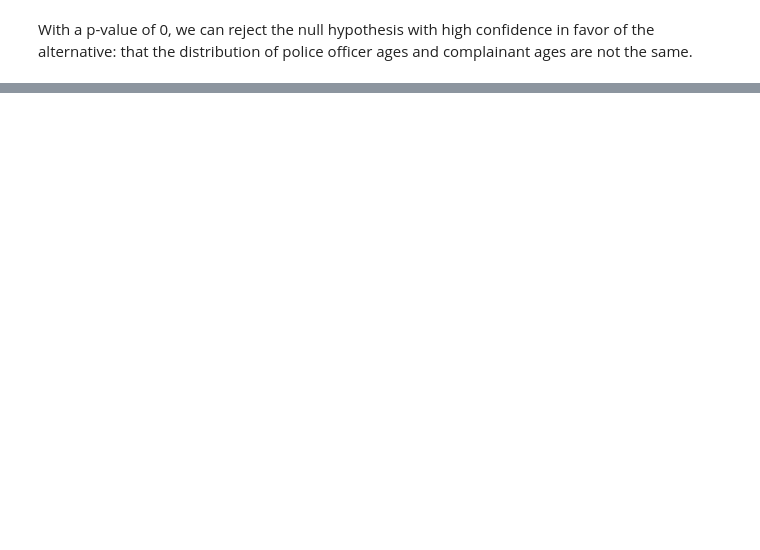
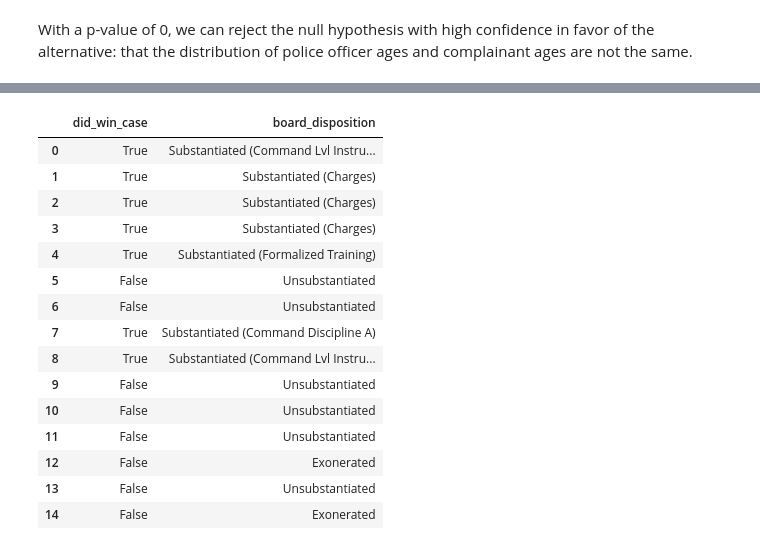
Before and after one commit to RyanHUNGry/nypd-civilian-complaints-EDA, a Jupyter notebook: notebook.ipynb, the cells around one changed output, grey strips where cells are left out. Drawn from its saved outputs; the diff is of its cells as text; code cells hidden in the pictures; blank space fills up the shorter version.

```diff
--- a/notebook.ipynb
+++ b/notebook.ipynb
@@ -375,0 +399,28 @@ With a p-value of 0, we can reject the null hypothesis with high confidence in f
+# %%
+def create_disposition_feature(disposition):
+    if pd.isnull(disposition):
+        return np.nan
+    elif "Substantiated" in disposition:
+        return True
+    else:
+        return False
+
+cleaned['did_win_case'] = cleaned['board_disposition'].apply(create_disposition_feature)
+cleaned[['did_win_case', 'board_disposition']].head(15)
+# %% [output]
+|  | did_win_case | board_disposition |
+| 0 | True | Substantiated (Command Lvl Instru... |
+| 1 | True | Substantiated (Charges) |
+| 2 | True | Substantiated (Charges) |
+| 3 | True | Substantiated (Charges) |
+| 4 | True | Substantiated (Formalized Training) |
+| 5 | False | Unsubstantiated |
+| 6 | False | Unsubstantiated |
+| 7 | True | Substantiated (Command Discipline A) |
+| 8 | True | Substantiated (Command Lvl Instru... |
+| 9 | False | Unsubstantiated |
+| 10 | False | Unsubstantiated |
+| 11 | False | Unsubstantiated |
+| 12 | False | Exonerated |
+| 13 | False | Unsubstantiated |
+| 14 | False | Exonerated |
```
Also changed, not shown: parts of 9 cells of this notebook.
